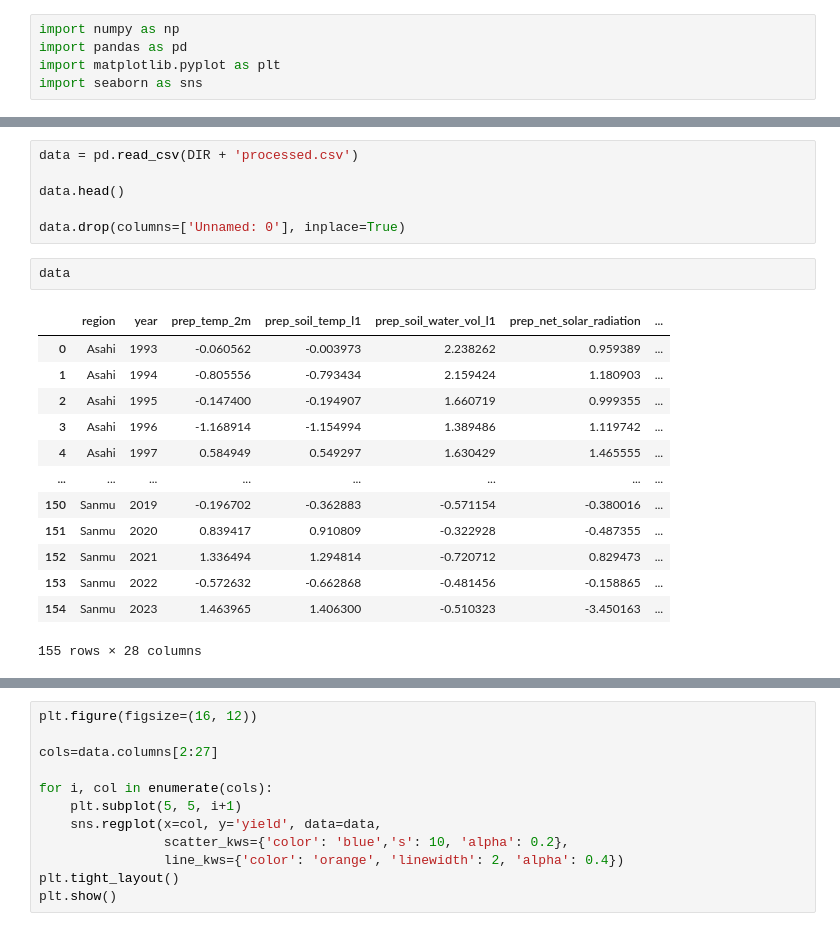
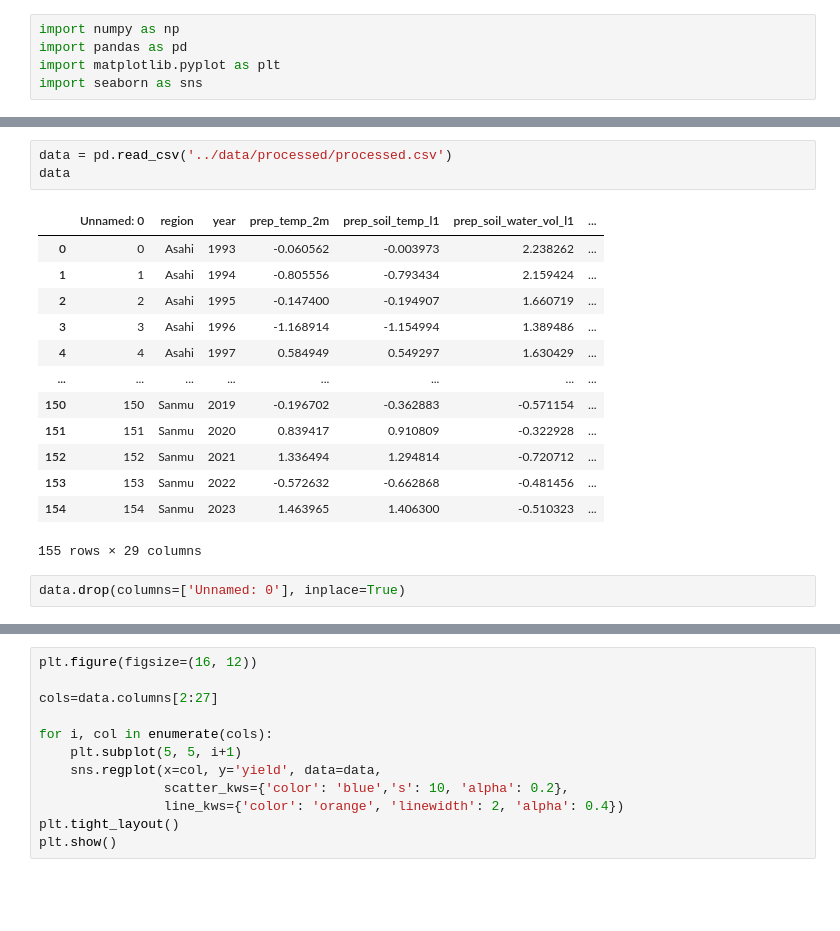
Before and after one commit to automatedtomato/rice-yield-prediction, a Jupyter notebook: notebooks/pp_data_visualize.ipynb, the cells around one changed output, grey strips where cells are left out. Cells and saved outputs as stored; diff of their text form; blank space fills up the shorter version.

```diff
--- a/notebooks/pp_data_visualize.ipynb
+++ b/notebooks/pp_data_visualize.ipynb
@@ -65,22 +65,19 @@ plt.show()
-# %%
-data = pd.read_csv(DIR + 'processed.csv')
-
-data.head()
-
-data.drop(columns=['Unnamed: 0'], inplace=True)
 # %%
+data = pd.read_csv('../data/processed/processed.csv')
 data
 # %% [output]
-|  | region | year | prep_temp_2m | prep_soil_temp_l1 | prep_soil_water_vol_l1 | prep_net_solar_radiation | ... |
-| 0 | Asahi | 1993 | -0.060562 | -0.003973 | 2.238262 | 0.959389 | ... |
-| 1 | Asahi | 1994 | -0.805556 | -0.793434 | 2.159424 | 1.180903 | ... |
-| 2 | Asahi | 1995 | -0.147400 | -0.194907 | 1.660719 | 0.999355 | ... |
-| 3 | Asahi | 1996 | -1.168914 | -1.154994 | 1.389486 | 1.119742 | ... |
-| 4 | Asahi | 1997 | 0.584949 | 0.549297 | 1.630429 | 1.465555 | ... |
+|  | Unnamed: 0 | region | year | prep_temp_2m | prep_soil_temp_l1 | prep_soil_water_vol_l1 | ... |
+| 0 | 0 | Asahi | 1993 | -0.060562 | -0.003973 | 2.238262 | ... |
+| 1 | 1 | Asahi | 1994 | -0.805556 | -0.793434 | 2.159424 | ... |
+| 2 | 2 | Asahi | 1995 | -0.147400 | -0.194907 | 1.660719 | ... |
+| 3 | 3 | Asahi | 1996 | -1.168914 | -1.154994 | 1.389486 | ... |
+| 4 | 4 | Asahi | 1997 | 0.584949 | 0.549297 | 1.630429 | ... |
 | ... | ... | ... | ... | ... | ... | ... | ... |
-| 150 | Sanmu | 2019 | -0.196702 | -0.362883 | -0.571154 | -0.380016 | ... |
-| 151 | Sanmu | 2020 | 0.839417 | 0.910809 | -0.322928 | -0.487355 | ... |
-| 152 | Sanmu | 2021 | 1.336494 | 1.294814 | -0.720712 | 0.829473 | ... |
-| 153 | Sanmu | 2022 | -0.572632 | -0.662868 | -0.481456 | -0.158865 | ... |
-| 154 | Sanmu | 2023 | 1.463965 | 1.406300 | -0.510323 | -3.450163 | ... |
+| 150 | 150 | Sanmu | 2019 | -0.196702 | -0.362883 | -0.571154 | ... |
+| 151 | 151 | Sanmu | 2020 | 0.839417 | 0.910809 | -0.322928 | ... |
+| 152 | 152 | Sanmu | 2021 | 1.336494 | 1.294814 | -0.720712 | ... |
+| 153 | 153 | Sanmu | 2022 | -0.572632 | -0.662868 | -0.481456 | ... |
+| 154 | 154 | Sanmu | 2023 | 1.463965 | 1.406300 | -0.510323 | ... |
-155 rows × 28 columns
+155 rows × 29 columns
+# %%
+data.drop(columns=['Unnamed: 0'], inplace=True)
```
Also changed, not shown: parts of 36 cells of this notebook, 32 other files.
